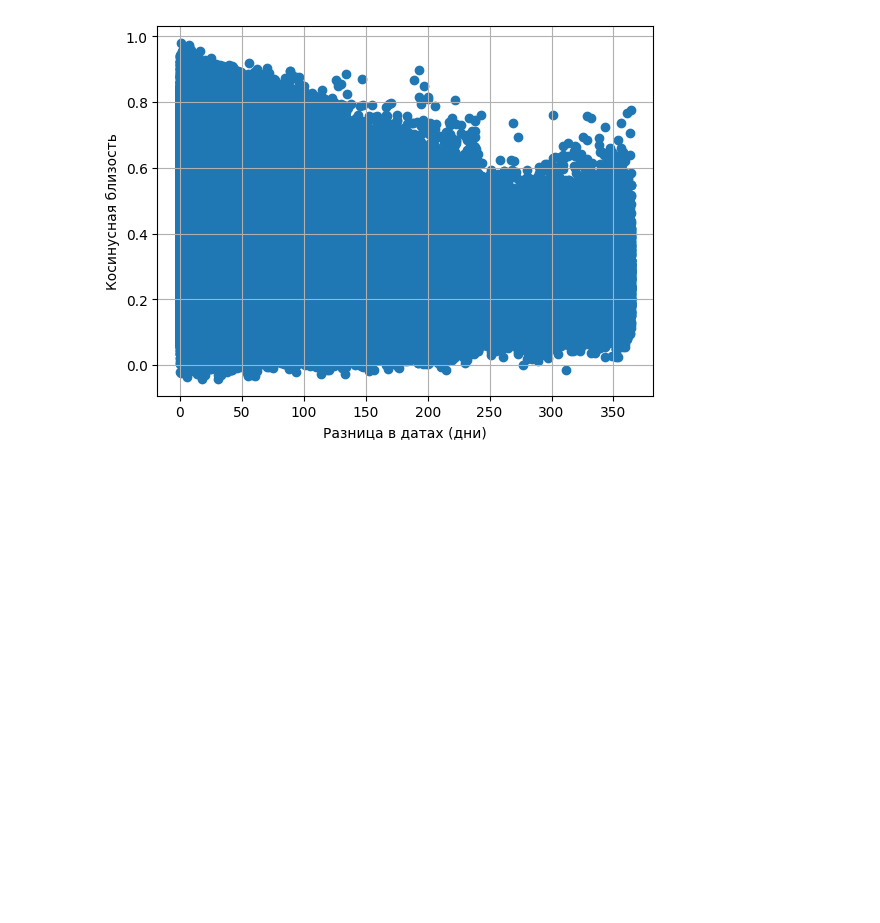
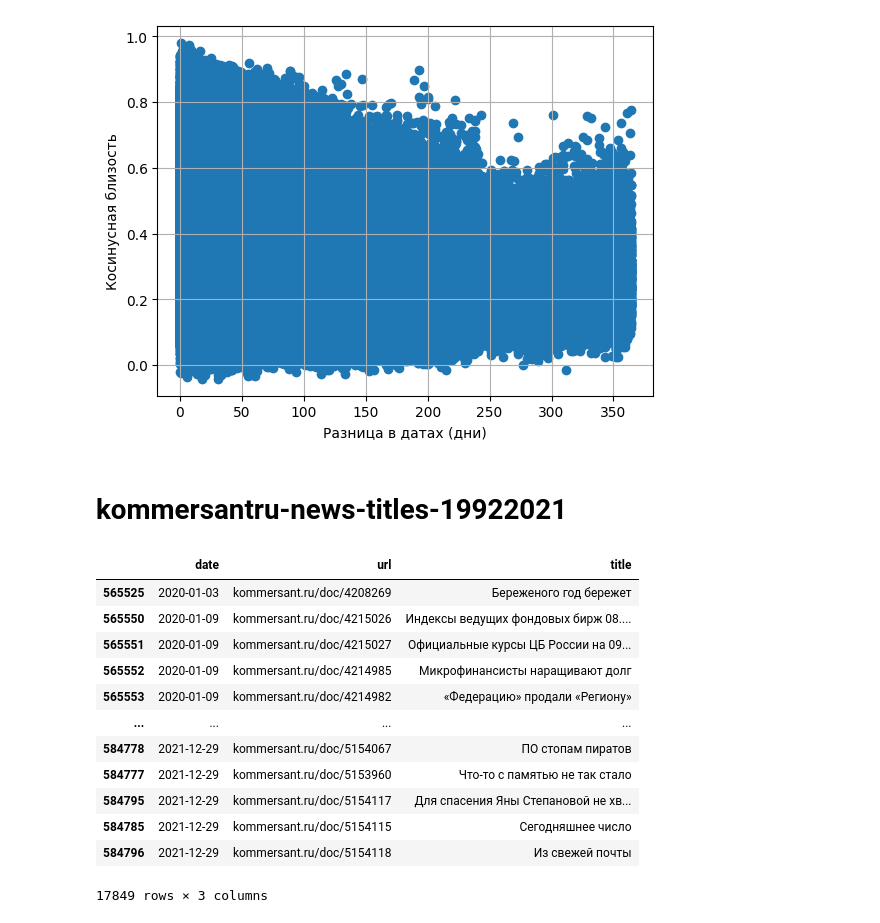
Before and after one commit to K-Grachev-2106756/news_deduplication, a Jupyter notebook: process_data.ipynb, the cells around one changed output. Drawn from its saved outputs; the diff is of its cells as text; code cells hidden in the pictures; blank space fills up the shorter version.

Commit message:
kommersantru-news-titles-19922021

```diff
--- a/process_data.ipynb
+++ b/process_data.ipynb
@@ -264,3 +249,5 @@ plt.grid(True)
 plt.show()
 # %% [output]
 [figure]
+# %% [markdown]
+# kommersantru-news-titles-19922021
@@ -266,0 +261,22 @@ plt.show()
+# %%
+import pandas as pd
+from datetime import date
+
+df = pd.read_csv("./data/kommersantru-news-titles-19922021/russian-news-titles-1992-2022.csv")
+df["date"] = pd.to_datetime(df["date"]).dt.date
+df = df[(df["date"] > date(2019, 12, 31)) & (df["date"] < date(2022, 1, 1))].sort_values(by="date").drop_duplicates(subset="url")
+df
+# %% [output]
+|  | date | url | title |
+| 565525 | 2020-01-03 | kommersant.ru/doc/4208269 | Береженого год бережет |
+| 565550 | 2020-01-09 | kommersant.ru/doc/4215026 | Индексы ведущих фондовых бирж 08.... |
+| 565551 | 2020-01-09 | kommersant.ru/doc/4215027 | Официальные курсы ЦБ России на 09... |
+| 565552 | 2020-01-09 | kommersant.ru/doc/4214985 | Микрофинансисты наращивают долг |
+| 565553 | 2020-01-09 | kommersant.ru/doc/4214982 | «Федерацию» продали «Региону» |
+| ... | ... | ... | ... |
+| 584778 | 2021-12-29 | kommersant.ru/doc/5154067 | ПО стопам пиратов |
+| 584777 | 2021-12-29 | kommersant.ru/doc/5153960 | Что-то с памятью не так стало |
+| 584795 | 2021-12-29 | kommersant.ru/doc/5154117 | Для спасения Яны Степановой не хв... |
+| 584785 | 2021-12-29 | kommersant.ru/doc/5154115 | Сегодняшнее число |
+| 584796 | 2021-12-29 | kommersant.ru/doc/5154118 | Из свежей почты |
+17849 rows × 3 columns
```
Also changed, not shown: parts of 10 cells of this notebook.
